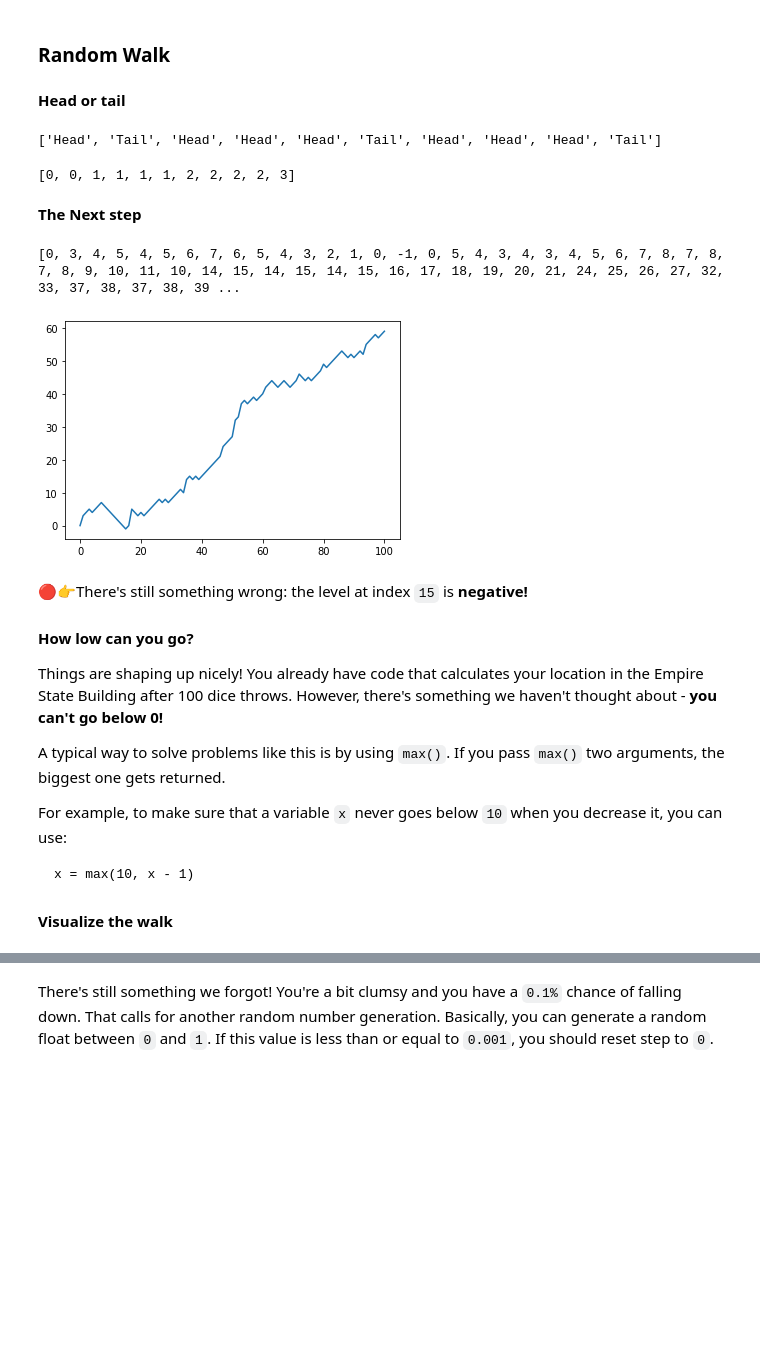
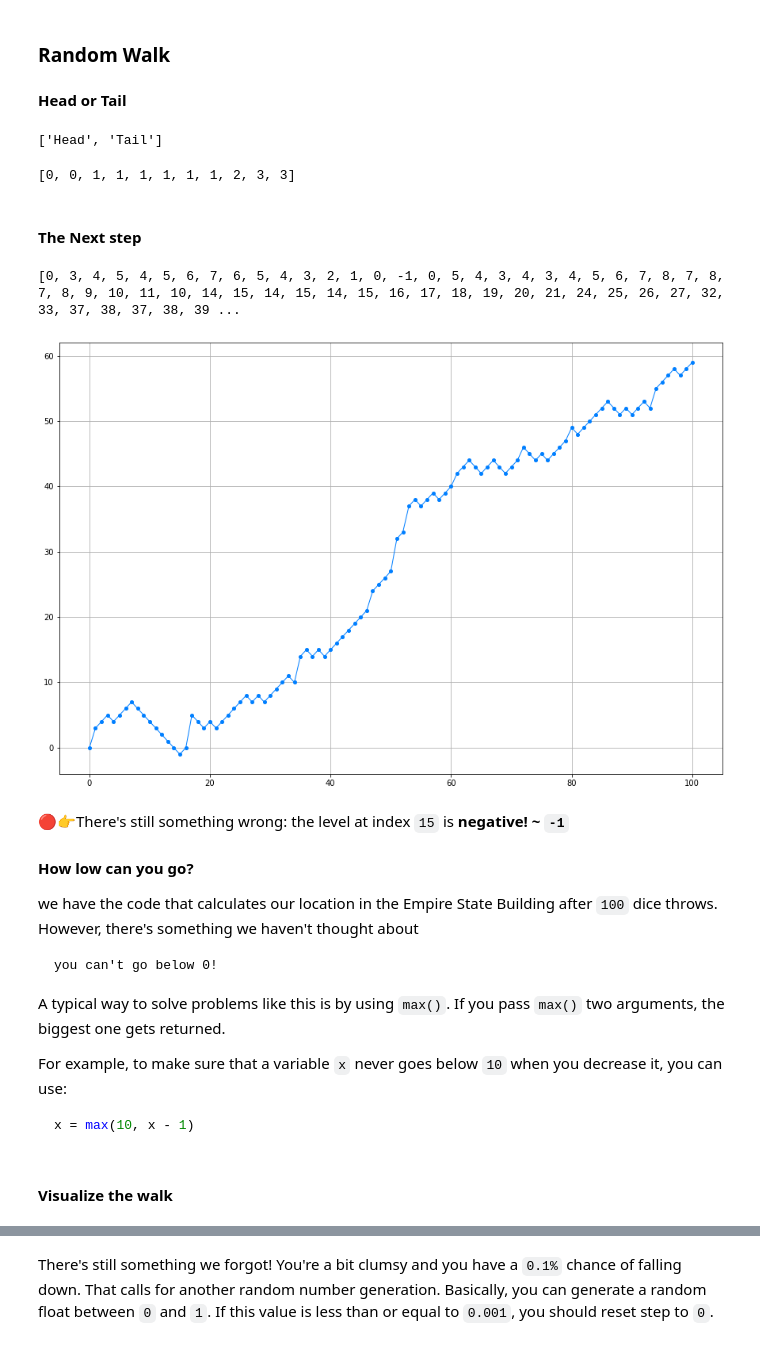
Before and after one commit to mohd-faizy/CAREER-TRACK-Data-Scientist-with-Python, a Jupyter notebook: 02_Intermediate Python/Intermediate_Python.ipynb, the cells around one changed output, grey strips where cells are left out. Drawn from its saved outputs; the diff is of its cells as text; code cells hidden in the pictures; blank space fills up the shorter version.

````diff
--- a/02_Intermediate Python/Intermediate_Python.ipynb
+++ b/02_Intermediate Python/Intermediate_Python.ipynb
@@ -1559,15 +1559,15 @@ print(step)
 # %% [markdown]
 ### **Random Walk**
 # %% [markdown]
-**Head or tail**
+**Head or Tail**
 # %%
 # Head or tail
 import numpy as np
-np.random.seed(42)
+np.random.seed(123)
 
 outcome = []
 
-for  x in range(10):
+for  x in range(2):
     coin = np.random.randint(0, 2)
     if coin == 0:
         outcome.append("Head")
@@ -1576,12 +1576,12 @@ for  x in range(10):
 
 print(outcome)
 # %% [output]
-['Head', 'Tail', 'Head', 'Head', 'Head', 'Tail', 'Head', 'Head', 'Head', 'Tail']
+['Head', 'Tail']
 # %%
 # Head or tail Randomwalk
 import numpy as np
 
-np.random.seed(42)
+np.random.seed(123)
 tails = [0]
 
 for x in range(10):
@@ -1590,66 +1590,66 @@ for x in range(10):
 
 print(tails)
 # %% [output]
-[0, 0, 1, 1, 1, 1, 2, 2, 2, 2, 3]
+[0, 0, 1, 1, 1, 1, 1, 1, 2, 3, 3]
 # %% [markdown]
-**The Next step**
+#### **The Next step**
 # %%
 # Import numpy and set seed
 import numpy as np
 np.random.seed(123)
 
 # Initialize random_walk
 random_walk = [0]
 
 # Complete the loop
 for x in  range(100):
     # Set step: last element in random_walk
     step = random_walk[-1]
-
     # Roll the dice
-    dice = np.random.randint(1,7)
-
+    dice = np.random.randint(1, 7)
     # Determine next step
     if dice <= 2:
         step = step - 1
     elif dice <= 5:
         step = step + 1
     else:
         step = step + np.random.randint(1,7)
-
     # append next_step to random_walk
     random_walk.append(step)
 
 # Print random_walk
 print(random_walk)
 
+
 # Import matplotlib.pyplot as plt
 import matplotlib.pyplot as plt
 
 # Plot random_walk
-plt.plot(random_walk)
-
-# Show the plot
+plt.figure(figsize=(15, 10))
+plt.plot(random_walk, color='#007FFF', marker='o', markersize=4,  linestyle='solid', linewidth=1)
+plt.grid(True)
 plt.show()
 # %% [output]
 [0, 3, 4, 5, 4, 5, 6, 7, 6, 5, 4, 3, 2, 1, 0, -1, 0, 5, 4, 3, 4, 3, 4, 5, 6, 7, 8, 7, 8, 7, 8, 9, 10, 11, 10, 14, 15, 14, 15, 14, 15, 16, 17, 18, 19, 20, 21, 24, 25, 26, 27, 32, 33, 37, 38, 37, 38, 39 ...
-[figure, old version]
+[figure, new version]
 # %% [markdown]
-🔴👉There's still something wrong: the level at index `15` is **negative!**
+🔴👉There's still something wrong: the level at index `15` is **negative! ~ `-1`**
 # %% [markdown]
 **How low can you go?**
 
-Things are shaping up nicely! You already have code that calculates your location in the Empire State Building after 100 dice throws. However, there's something we haven't thought about - **you can't go below 0!**
+we have the code that calculates our location in the Empire State Building after `100` dice throws. However, there's something we haven't thought about
+
+    you can't go below 0!
 
 A typical way to solve problems like this is by using `max()`. If you pass `max()` two arguments, the biggest one gets returned.
 
 For example, to make sure that a variable `x` never goes below `10` when you decrease it, you can use:
 
-```
+```python
 x = max(10, x - 1)
 ```
 # %% [markdown]
-**Visualize the walk**
+#### **Visualize the walk**
 # %%
 # Import numpy and set seed
 import numpy as np
````
Also changed, not shown: parts of 14 cells of this notebook, 6 other files.
